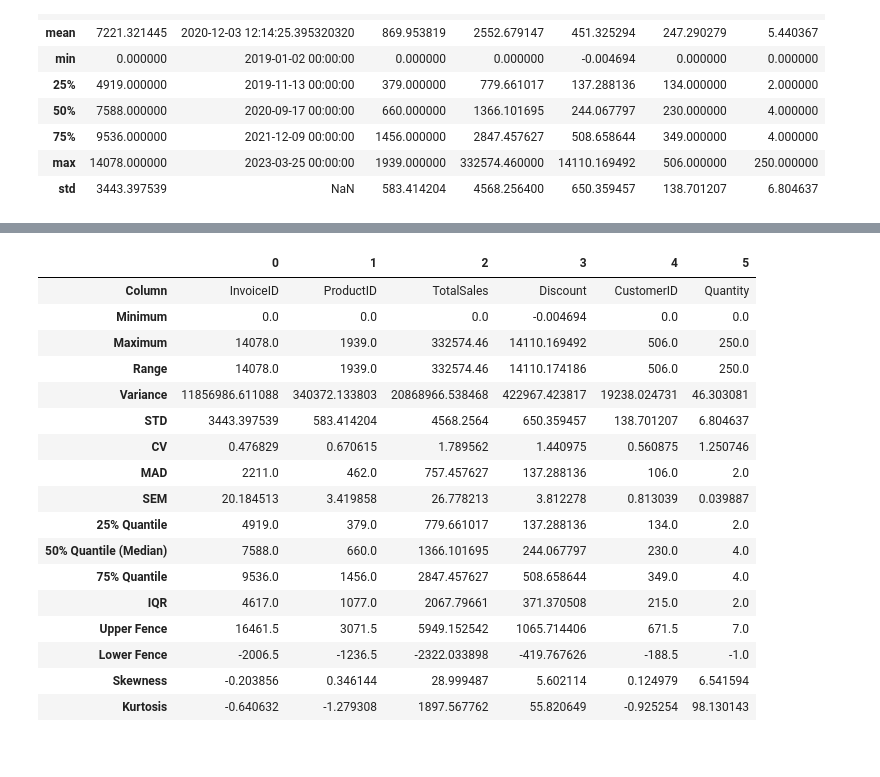
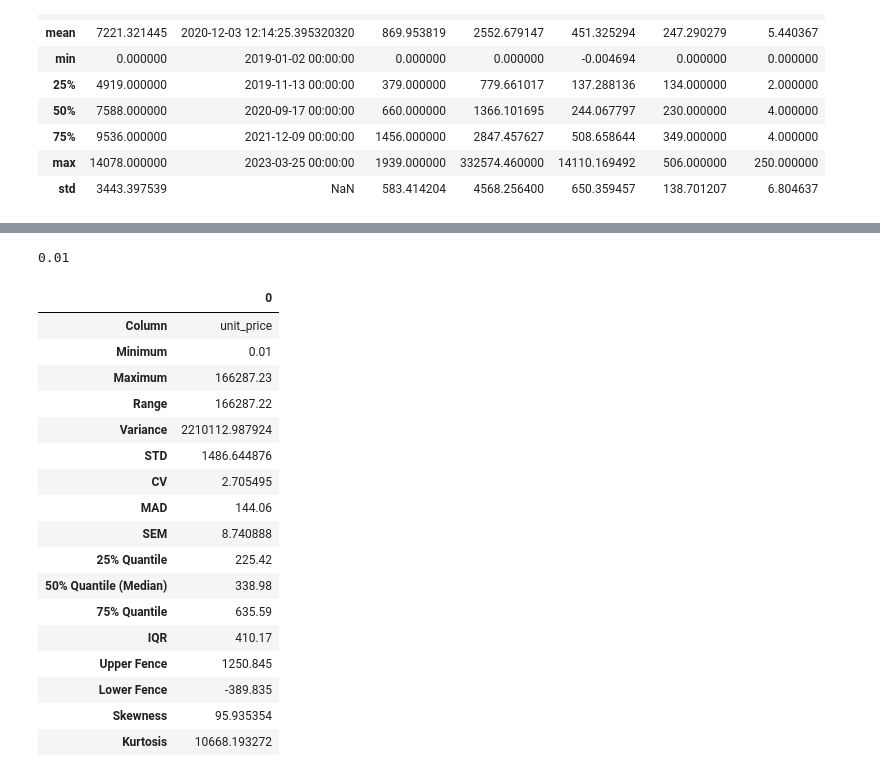
Before and after one commit to Alex-Holzer/retail_price_prediction, a Jupyter notebook: notebooks/01_data_exploration.ipynb, the cells around one changed output, grey strips where cells are left out. Cells and saved outputs as stored; diff of their text form; code cells hidden in the pictures.

Commit message:
Eliminate zero sales data

```diff
--- a/notebooks/01_data_exploration.ipynb
+++ b/notebooks/01_data_exploration.ipynb
@@ -12,15 +14,19 @@ def read_csv_files_to_dataframes(relative_path: str) -> dict:
     Read CSV files from a specified relative path and store them in separate DataFrames.
 
     Args:
+    -----
         relative_path (str): The relative path of the directory containing the CSV files.
 
     Returns:
+    -------
         dict: A dictionary where keys are the file names (without extension) and values are the corresponding DataFrames.
 
     Raises:
+    ------
         FileNotFoundError: If the specified relative path does not exist.
 
     Example:
+    -------
         dataframes = read_csv_files_to_dataframes('data_folder')
         df1 = dataframes['file1']  # Access the DataFrame for file1.csv
         df2 = dataframes['file2']  # Access the DataFrame for file2.csv
@@ -128,6 +134,10 @@ retail_data_new.describe()
 | 75% | 9536.000000 | 2021-12-09 00:00:00 | 1456.000000 | 2847.457627 | 508.658644 | 349.000000 | 4.000000 |
 | max | 14078.000000 | 2023-03-25 00:00:00 | 1939.000000 | 332574.460000 | 14110.169492 | 506.000000 | 250.000000 |
 | std | 3443.397539 | NaN | 583.414204 | 4568.256400 | 650.359457 | 138.701207 | 6.804637 |
+# %%
+quantity_condition = retail_data_new['Quantity'] != 0
+sales_condition = retail_data_new['TotalSales'] != 0
+retail_data_new = retail_data_new[quantity_condition & sales_condition]
 # %%
 def compute_measures_of_dispersion(df: pd.DataFrame) -> pd.DataFrame:
     """
@@ -212,0 +225,2 @@ def compute_measures_of_dispersion(df: pd.DataFrame) -> pd.DataFrame:
+# %%
+retail_data_new['unit_price'] = round(retail_data_new['TotalSales'] / retail_data_new['Quantity'], 2)
@@ -213,21 +248,25 @@ def compute_measures_of_dispersion(df: pd.DataFrame) -> pd.DataFrame:
+# %%
+retail_data_new['TotalSales'].min()
+# %% [output]
+0.01
 # %%
-compute_measures_of_dispersion(retail_data_new)
+compute_measures_of_dispersion(retail_data_new[['unit_price']])
 # %% [output]
-|  | 0 | 1 | 2 | 3 | 4 | 5 |
-| Column | InvoiceID | ProductID | TotalSales | Discount | CustomerID | Quantity |
-| Minimum | 0.0 | 0.0 | 0.0 | -0.004694 | 0.0 | 0.0 |
-| Maximum | 14078.0 | 1939.0 | 332574.46 | 14110.169492 | 506.0 | 250.0 |
-| Range | 14078.0 | 1939.0 | 332574.46 | 14110.174186 | 506.0 | 250.0 |
-| Variance | 11856986.611088 | 340372.133803 | 20868966.538468 | 422967.423817 | 19238.024731 | 46.303081 |
-| STD | 3443.397539 | 583.414204 | 4568.2564 | 650.359457 | 138.701207 | 6.804637 |
-| CV | 0.476829 | 0.670615 | 1.789562 | 1.440975 | 0.560875 | 1.250746 |
-| MAD | 2211.0 | 462.0 | 757.457627 | 137.288136 | 106.0 | 2.0 |
-| SEM | 20.184513 | 3.419858 | 26.778213 | 3.812278 | 0.813039 | 0.039887 |
-| 25% Quantile | 4919.0 | 379.0 | 779.661017 | 137.288136 | 134.0 | 2.0 |
-| 50% Quantile (Median) | 7588.0 | 660.0 | 1366.101695 | 244.067797 | 230.0 | 4.0 |
-| 75% Quantile | 9536.0 | 1456.0 | 2847.457627 | 508.658644 | 349.0 | 4.0 |
-| IQR | 4617.0 | 1077.0 | 2067.79661 | 371.370508 | 215.0 | 2.0 |
-| Upper Fence | 16461.5 | 3071.5 | 5949.152542 | 1065.714406 | 671.5 | 7.0 |
-| Lower Fence | -2006.5 | -1236.5 | -2322.033898 | -419.767626 | -188.5 | -1.0 |
-| Skewness | -0.203856 | 0.346144 | 28.999487 | 5.602114 | 0.124979 | 6.541594 |
-| Kurtosis | -0.640632 | -1.279308 | 1897.567762 | 55.820649 | -0.925254 | 98.130143 |
+|  | 0 |
+| Column | unit_price |
+| Minimum | 0.01 |
+| Maximum | 166287.23 |
+| Range | 166287.22 |
+| Variance | 2210112.987924 |
+| STD | 1486.644876 |
+| CV | 2.705495 |
+| MAD | 144.06 |
+| SEM | 8.740888 |
+| 25% Quantile | 225.42 |
+| 50% Quantile (Median) | 338.98 |
+| 75% Quantile | 635.59 |
+| IQR | 410.17 |
+| Upper Fence | 1250.845 |
+| Lower Fence | -389.835 |
+| Skewness | 95.935354 |
+| Kurtosis | 10668.193272 |
```
Also changed, not shown: parts of 5 cells of this notebook, 5 other files.
